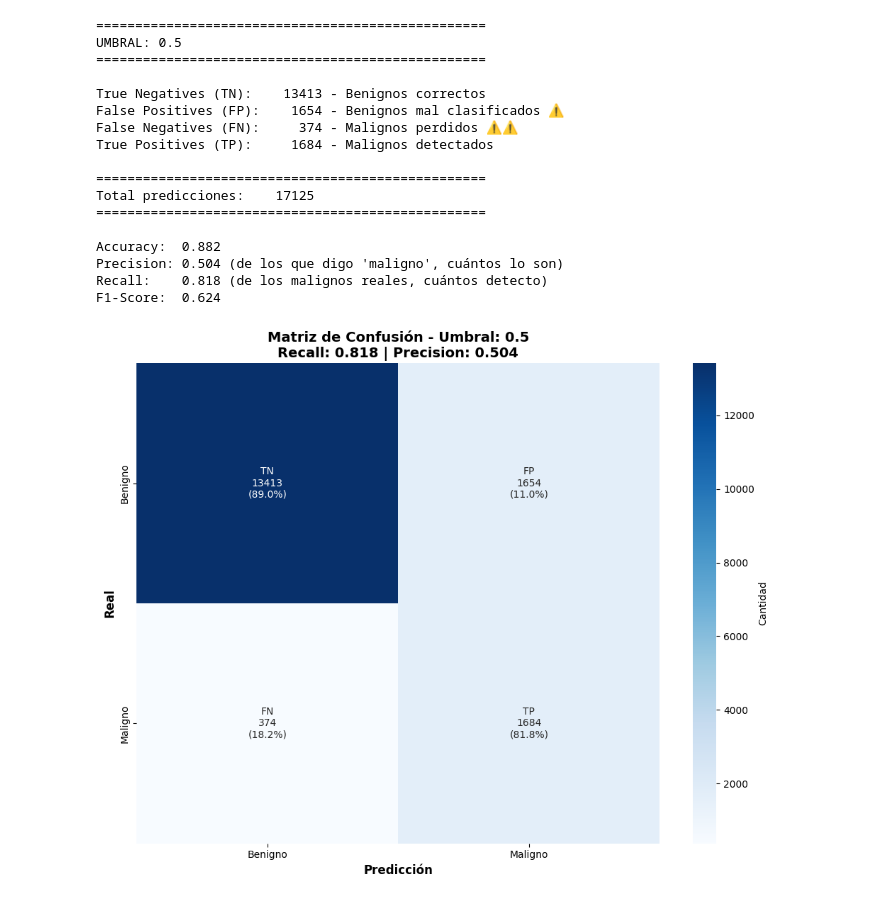
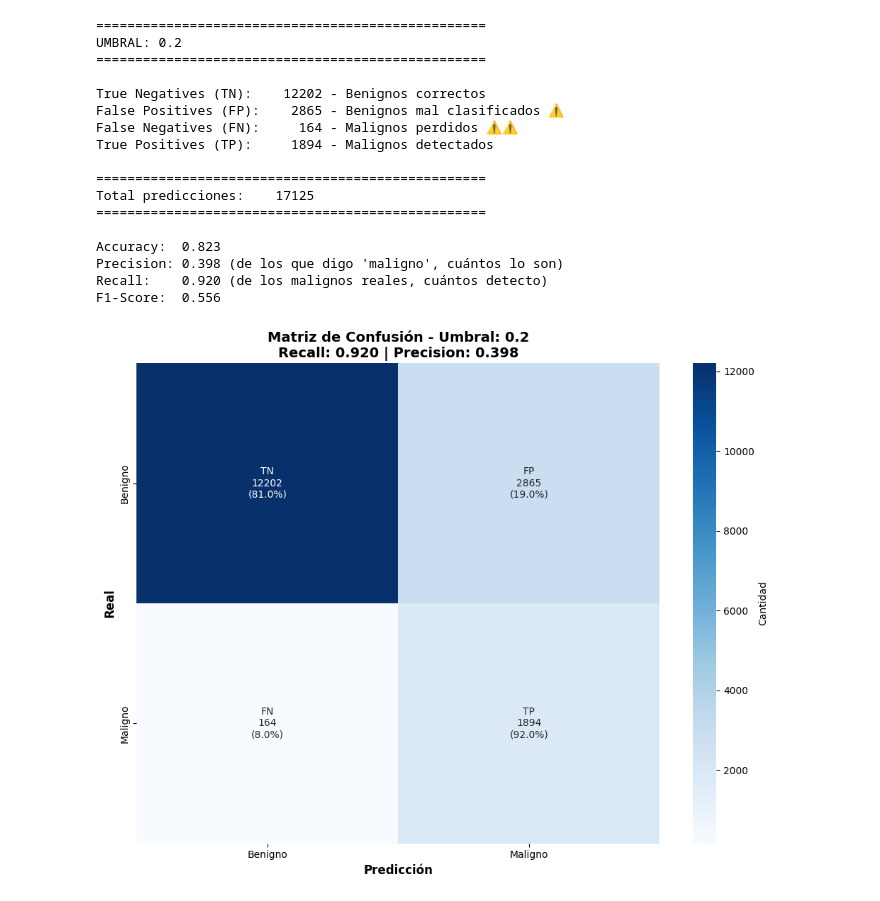
Before and after one commit to miltonpastor/TIC_CNN_Modelo_Melanoma, a Jupyter notebook: notebooks/05_confusion_matriz.ipynb, the cells around one changed output. Cells and saved outputs as stored; diff of their text form; code cells hidden in the pictures.

```diff
--- a/notebooks/05_confusion_matriz.ipynb
+++ b/notebooks/05_confusion_matriz.ipynb
@@ -15,7 +15,7 @@ To enable the following instructions: AVX2 FMA, in other operations, rebuild Ten
 # ============================================
 # CONFIGURACIÓN
 # ============================================
-UMBRAL = 0.5  # <-- valor para ajustar el umbral
+UMBRAL = 0.2  # <-- valor para ajustar el umbral
 
 # ============================================
 # CARGAR DATOS
@@ -78,40 +78,40 @@ print(f"F1-Score:  {f1:.3f}\n")
 # ============================================
 plt.figure(figsize=(10, 8))
 
 # Crear anotaciones personalizadas
 annot_labels = np.array([
     [f'TN\n{TN}\n({cm[0,0]/cm[0].sum()*100:.1f}%)',
      f'FP\n{FP}\n({cm[0,1]/cm[0].sum()*100:.1f}%)'],
     [f'FN\n{FN}\n({cm[1,0]/cm[1].sum()*100:.1f}%)',
      f'TP\n{TP}\n({cm[1,1]/cm[1].sum()*100:.1f}%)']
 ])
 
 sns.heatmap(cm, annot=annot_labels, fmt='', cmap='Blues',
             xticklabels=['Benigno', 'Maligno'],
             yticklabels=['Benigno', 'Maligno'],
             cbar_kws={'label': 'Cantidad'})
 plt.xlabel('Predicción', fontsize=12, fontweight='bold')
 plt.ylabel('Real', fontsize=12, fontweight='bold')
 plt.title(f'Matriz de Confusión - Umbral: {UMBRAL}\nRecall: {recall:.3f} | Precision: {precision:.3f}',
           fontsize=14, fontweight='bold')
 plt.tight_layout()
 plt.show()
 # %% [output]
 ==================================================
-UMBRAL: 0.5
+UMBRAL: 0.2
 ==================================================
 
-True Negatives (TN):    13413 - Benignos correctos
-False Positives (FP):    1654 - Benignos mal clasificados ⚠️
-False Negatives (FN):     374 - Malignos perdidos ⚠️⚠️
-True Positives (TP):     1684 - Malignos detectados
+True Negatives (TN):    12202 - Benignos correctos
+False Positives (FP):    2865 - Benignos mal clasificados ⚠️
+False Negatives (FN):     164 - Malignos perdidos ⚠️⚠️
+True Positives (TP):     1894 - Malignos detectados
 
 ==================================================
 Total predicciones:    17125
 ==================================================
 
-Accuracy:  0.882
-Precision: 0.504 (de los que digo 'maligno', cuántos lo son)
-Recall:    0.818 (de los malignos reales, cuántos detecto)
-F1-Score:  0.624
+Accuracy:  0.823
+Precision: 0.398 (de los que digo 'maligno', cuántos lo son)
+Recall:    0.920 (de los malignos reales, cuántos detecto)
+F1-Score:  0.556
-[figure, old version]
+[figure, new version]
```
Also changed, not shown: parts of 1 cell of this notebook, 27 other files.
